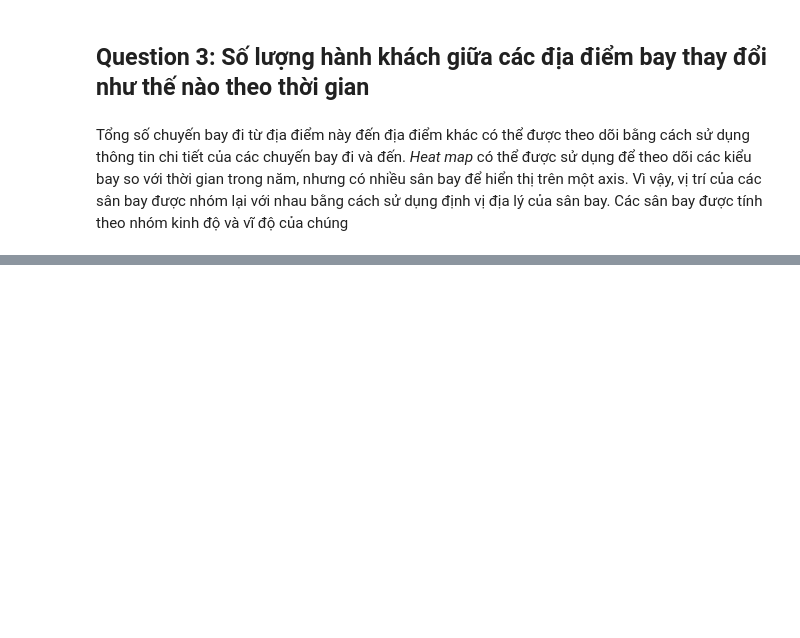
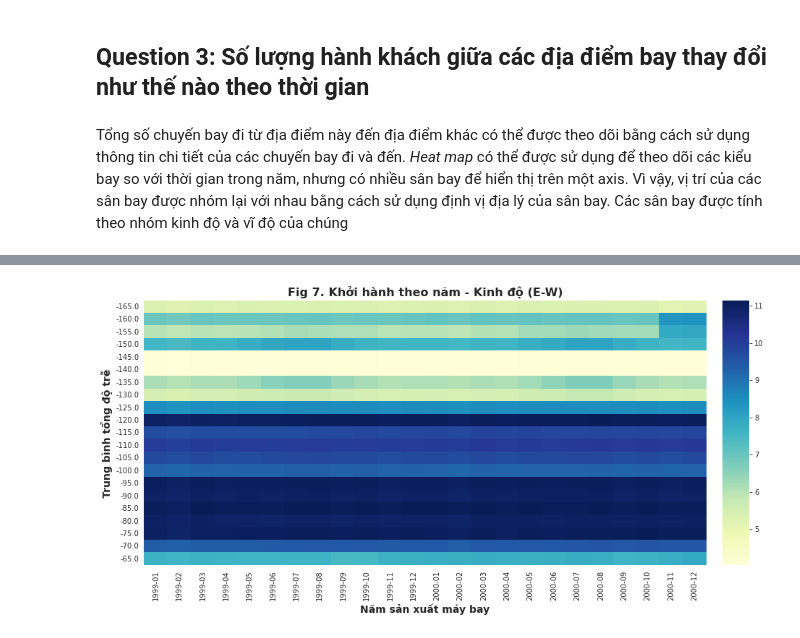
Before and after one commit to Mcuong17/DoanWEB-demo, a Jupyter notebook: Airline_Time_.ipynb, the cells around one changed output, grey strips where cells are left out. Saved outputs shown, nothing was run; the diff lists cells and outputs as text; code cells hidden in the pictures; blank space fills up the shorter version.

```diff
--- a/Airline_Time_.ipynb
+++ b/Airline_Time_.ipynb
@@ -304,0 +306,9 @@ pass
+# %%
+fig7, ax7 = plt.subplots(figsize=(12.8, 6.4), constrained_layout=True)
+ax7 = sns.heatmap(data=np.log(long_df), cmap="YlGnBu")
+ax7.set_title("Fig 7. Khởi hành theo năm - Kinh độ (E-W)", fontdict={"weight": "bold", "fontsize": 16})
+ax7.set_xlabel("Năm sản xuất máy bay", fontdict={"weight": "bold", "fontsize": 14})
+ax7.set_ylabel("Trung bình tổng độ trễ", fontdict={"weight": "bold", "fontsize": 14})
+pass
+# %% [output]
+[figure, added]
```
Also changed, not shown: parts of 12 cells of this notebook.
